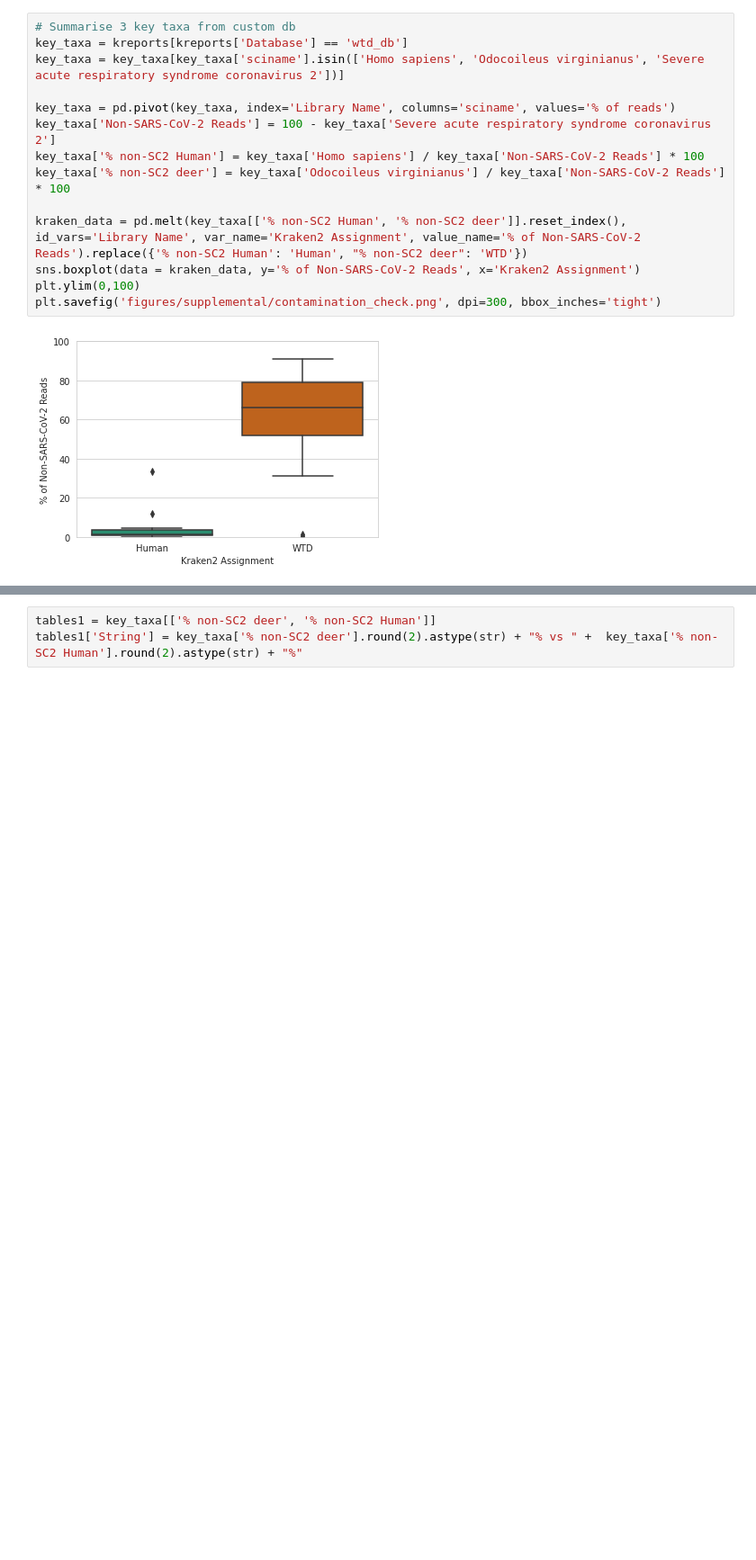
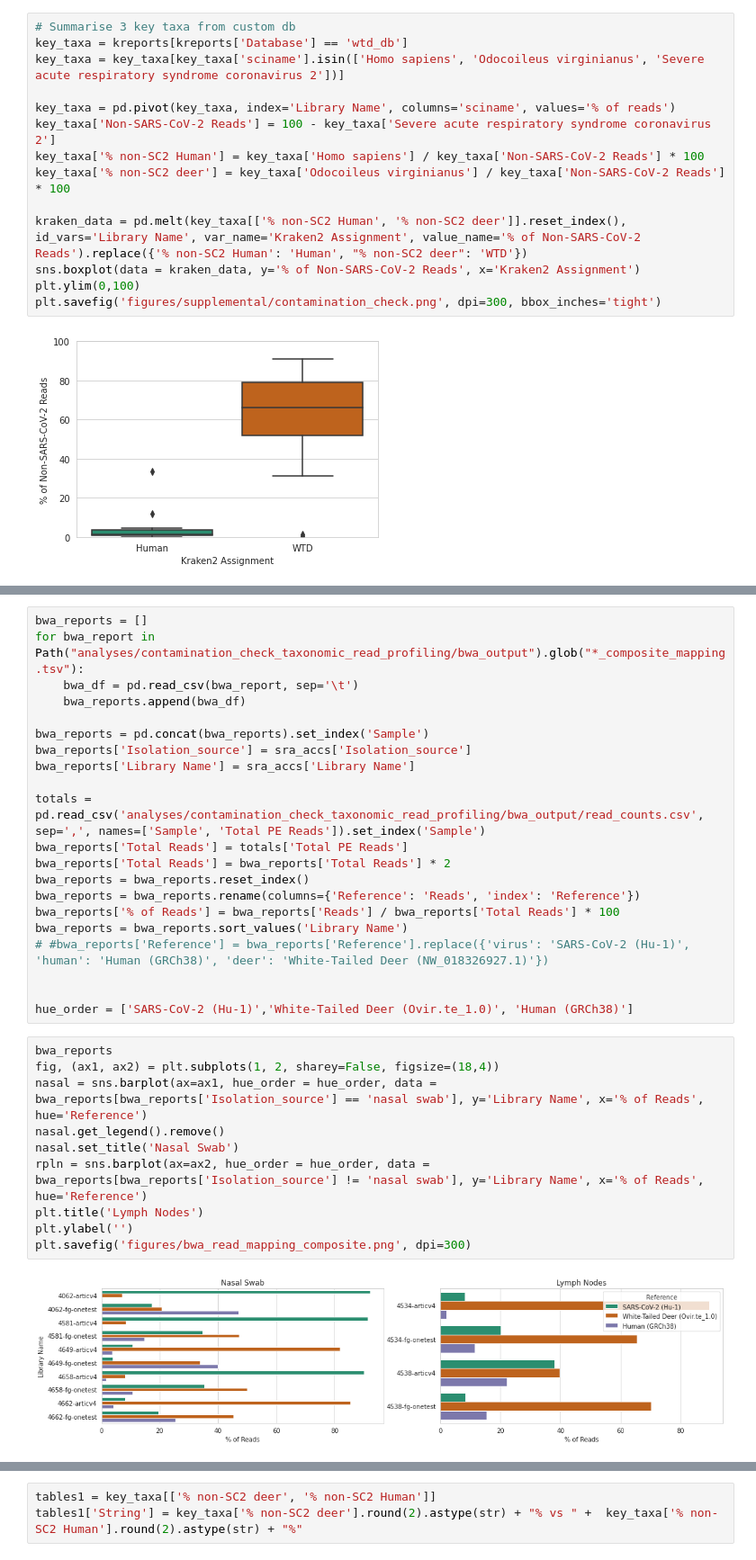
Before and after one commit to fmaguire/on_deer_spillback_analyses, a Jupyter notebook: figure_generator.ipynb, the cells around one changed output, grey strips where cells are left out. Shown: that part at 90% size. Saved outputs shown, nothing was run; the diff lists cells and outputs as text; blank space fills up the shorter version.

```diff
--- a/figure_generator.ipynb
+++ b/figure_generator.ipynb
@@ -574,0 +561,33 @@ key_taxa[key_taxa['% non-SC2 Human'] >= key_taxa['% non-SC2 deer']]
+# %%
+bwa_reports = []
+for bwa_report in Path("analyses/contamination_check_taxonomic_read_profiling/bwa_output").glob("*_composite_mapping.tsv"):
+    bwa_df = pd.read_csv(bwa_report, sep='\t')
+    bwa_reports.append(bwa_df)
+
+bwa_reports = pd.concat(bwa_reports).set_index('Sample')
+bwa_reports['Isolation_source'] = sra_accs['Isolation_source']
+bwa_reports['Library Name'] = sra_accs['Library Name']
+
+totals = pd.read_csv('analyses/contamination_check_taxonomic_read_profiling/bwa_output/read_counts.csv', sep=',', names=['Sample', 'Total PE Reads']).set_index('Sample')
+bwa_reports['Total Reads'] = totals['Total PE Reads']
+bwa_reports['Total Reads'] = bwa_reports['Total Reads'] * 2
+bwa_reports = bwa_reports.reset_index()
+bwa_reports = bwa_reports.rename(columns={'Reference': 'Reads', 'index': 'Reference'})
+bwa_reports['% of Reads'] = bwa_reports['Reads'] / bwa_reports['Total Reads'] * 100
+bwa_reports = bwa_reports.sort_values('Library Name')
+# #bwa_reports['Reference'] = bwa_reports['Reference'].replace({'virus': 'SARS-CoV-2 (Hu-1)', 'human': 'Human (GRCh38)', 'deer': 'White-Tailed Deer (NW_018326927.1)'})
+
+
+hue_order = ['SARS-CoV-2 (Hu-1)','White-Tailed Deer (Ovir.te_1.0)', 'Human (GRCh38)']
+# %%
+bwa_reports
+fig, (ax1, ax2) = plt.subplots(1, 2, sharey=False, figsize=(18,4))
+nasal = sns.barplot(ax=ax1, hue_order = hue_order, data = bwa_reports[bwa_reports['Isolation_source'] == 'nasal swab'], y='Library Name', x='% of Reads', hue='Reference')
+nasal.get_legend().remove()
+nasal.set_title('Nasal Swab')
+rpln = sns.barplot(ax=ax2, hue_order = hue_order, data = bwa_reports[bwa_reports['Isolation_source'] != 'nasal swab'], y='Library Name', x='% of Reads', hue='Reference')
+plt.title('Lymph Nodes')
+plt.ylabel('')
+plt.savefig('figures/bwa_read_mapping_composite.png', dpi=300)
+# %% [output]
+[figure, added]
```
Also changed, not shown: parts of 15 cells of this notebook, 23 other files.
